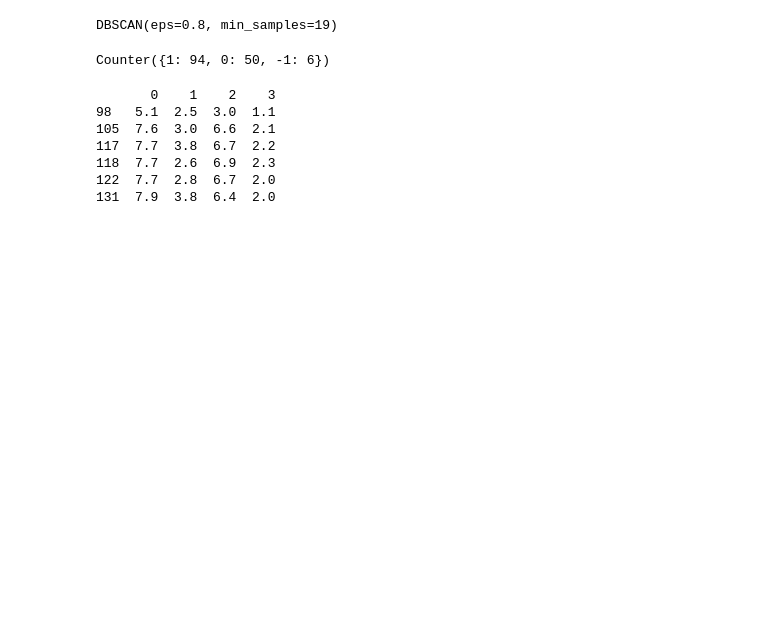
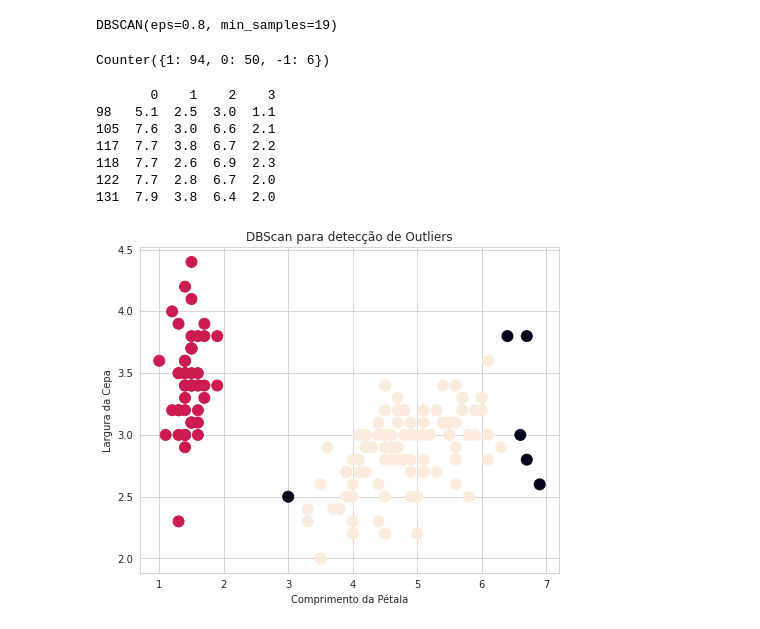
Before and after one commit to leoneville/Python_for_Data_Science, a Jupyter notebook: Meus Exercicios/Análise de Outliers/03_Usando_DBSCAN.ipynb, the cells around one changed output. Cells and saved outputs as stored; diff of their text form; code cells hidden in the pictures; blank space fills up the shorter version.

```diff
--- a/Meus Exercicios/Análise de Outliers/03_Usando_DBSCAN.ipynb
+++ b/Meus Exercicios/Análise de Outliers/03_Usando_DBSCAN.ipynb
@@ -41,6 +41,10 @@ print(outliers_df[filtro])
 # %%
 cores = modelo.labels_
 
 plt.scatter(X[:,2], X[:,1], c=cores, s=120)
 plt.xlabel('Comprimento da Pétala')
-plt.ylabel('Largura da Ce')
+plt.ylabel('Largura da Cepa')
+plt.title('DBScan para detecção de Outliers')
+plt.show()
+# %% [output]
+[figure, added]
```
Also changed, not shown: 3 other files.
